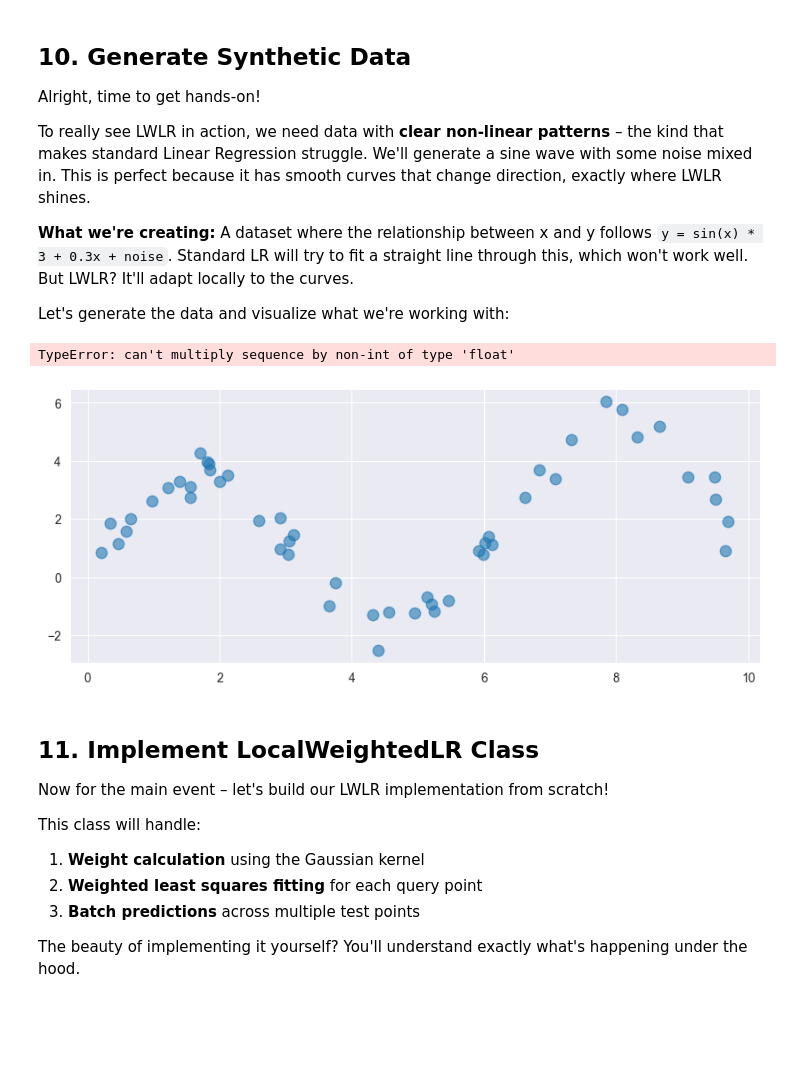
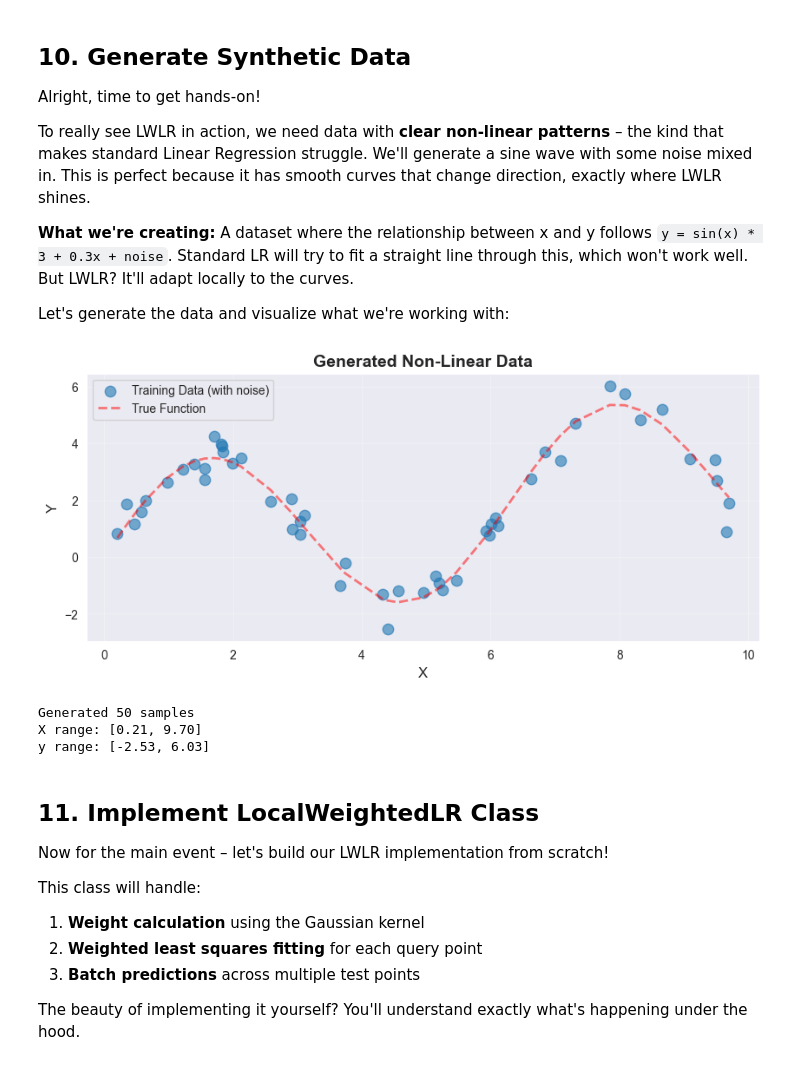
Before and after one commit to maxvyquincy9393/Deep-Dive-into-ML, a Jupyter notebook: Module_05_LWLR/LWLR_Tutorial_Complete.ipynb, the cells around one changed output. Drawn from its saved outputs; the diff is of its cells as text; code cells hidden in the pictures; blank space fills up the shorter version.

```diff
--- a/Module_05_LWLR/LWLR_Tutorial_Complete.ipynb
+++ b/Module_05_LWLR/LWLR_Tutorial_Complete.ipynb
@@ -325,35 +325,38 @@ Let's generate the data and visualize what we're working with:
 # %%
 # Set random seed for reproducibility
 np.random.seed(42)
 
 # Generate data
 n_samples = 50
 X_train = np.random.uniform(0, 10, n_samples)
 
 # True function: y = sin(x) * 3 + x * 0.3 + noise
 # This non-linear pattern is hard for standard LR to fit
 y_true = np.sin(X_train) * 3 + X_train * 0.3
 noise = np.random.normal(0, 0.5, n_samples)
 y_train = y_true + noise
 
 # Visualize
 plt.figure(figsize=(10, 4))
 plt.scatter(X_train, y_train, alpha=0.6, s=80, label='Training Data (with noise)')
-plt.plot(sorted(X_train), np.sin(sorted(X_train)) * 3 + sorted(X_train) * 0.3,
+X_sorted = np.sort(X_train)  # Use np.sort instead of sorted() to keep as numpy array
+plt.plot(X_sorted, np.sin(X_sorted) * 3 + X_sorted * 0.3,
          'r--', alpha=0.5, linewidth=2, label='True Function')
 plt.xlabel('X', fontsize=12)
 plt.ylabel('Y', fontsize=12)
 plt.title('Generated Non-Linear Data', fontsize=14, fontweight='bold')
 plt.legend()
 plt.grid(alpha=0.3)
 plt.show()
 
 print(f"Generated {n_samples} samples")
 print(f"X range: [{X_train.min():.2f}, {X_train.max():.2f}]")
 print(f"y range: [{y_train.min():.2f}, {y_train.max():.2f}]")
 # %% [output]
+[figure, new version]
-TypeError: can't multiply sequence by non-int of type 'float'
+Generated 50 samples
+X range: [0.21, 9.70]
+y range: [-2.53, 6.03]
-[figure, old version]
 # %% [markdown]
 ## 11. Implement LocalWeightedLR Class
 
```
Also changed, not shown: parts of 7 cells of this notebook, 1 other file.
